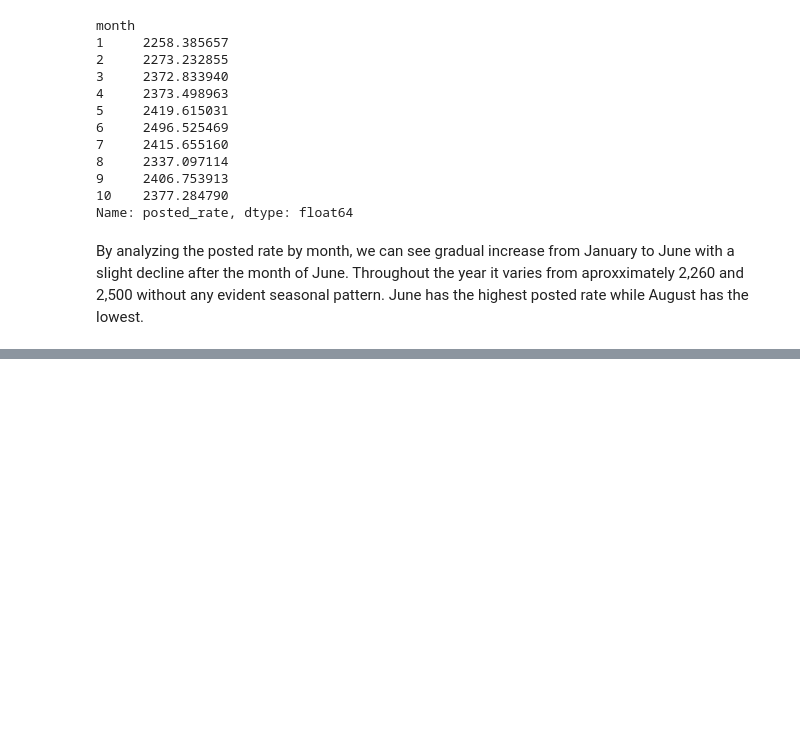
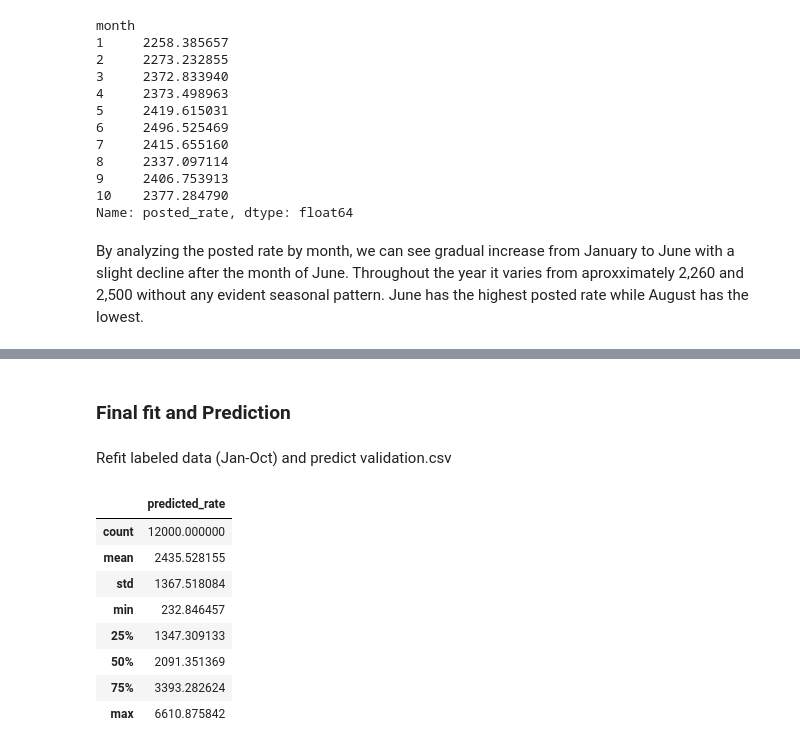
Before and after one commit to NoT-Serna/Freight_Rate_ML, a Jupyter notebook: Analysis.ipynb, the cells around one changed output, grey strips where cells are left out. Cells and saved outputs as stored; diff of their text form; code cells hidden in the pictures; blank space fills up the shorter version.

```diff
--- a/Analysis.ipynb
+++ b/Analysis.ipynb
@@ -207,0 +385,38 @@ By analyzing the posted rate by month, we can see gradual increase from January
+# %% [markdown]
+### Final fit and Prediction
+# %% [markdown]
+Refit labeled data (Jan-Oct) and predict validation.csv
+# %%
+# Refit stats + model on the FULL labeled dataset now that model selection is done
+final_stats = fit_clean_stats(train_full)
+X_full = prepare(train_full, final_stats)
+y_full = train_full["posted_rate"].values
+
+final_model = LinearRegression()
+final_model.fit(X_full, y_full)
+
+X_val = prepare(validation_data, final_stats)
+val_preds = final_model.predict(X_val)
+
+submission = predictions_template.copy()
+pred_map = dict(zip(validation_data["load_id"], val_preds))
+submission["predicted_rate"] = submission["load_id"].map(pred_map)
+
+assert submission["predicted_rate"].isna().sum() == 0
+n_bad = (submission["predicted_rate"] <= 0).sum()
+if n_bad:
+    print(f"WARNING: clipping {n_bad} non-positive predictions to $1")
+    submission["predicted_rate"] = submission["predicted_rate"].clip(lower=1.0)
+
+submission.to_csv("validation_predictions.csv", index=False)
+submission.describe()
+# %% [output]
+|  | predicted_rate |
+| count | 12000.000000 |
+| mean | 2435.528155 |
+| std | 1367.518084 |
+| min | 232.846457 |
+| 25% | 1347.309133 |
+| 50% | 2091.351369 |
+| 75% | 3393.282624 |
+| max | 6610.875842 |
```
Also changed, not shown: parts of 28 cells of this notebook, 10 other files.
